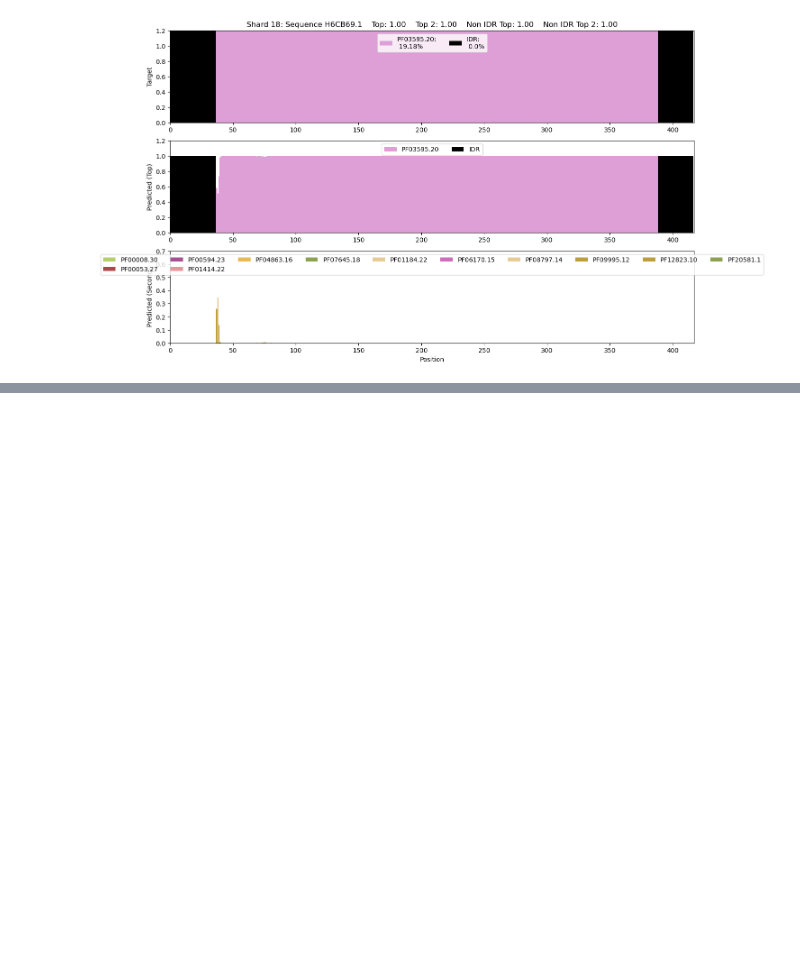
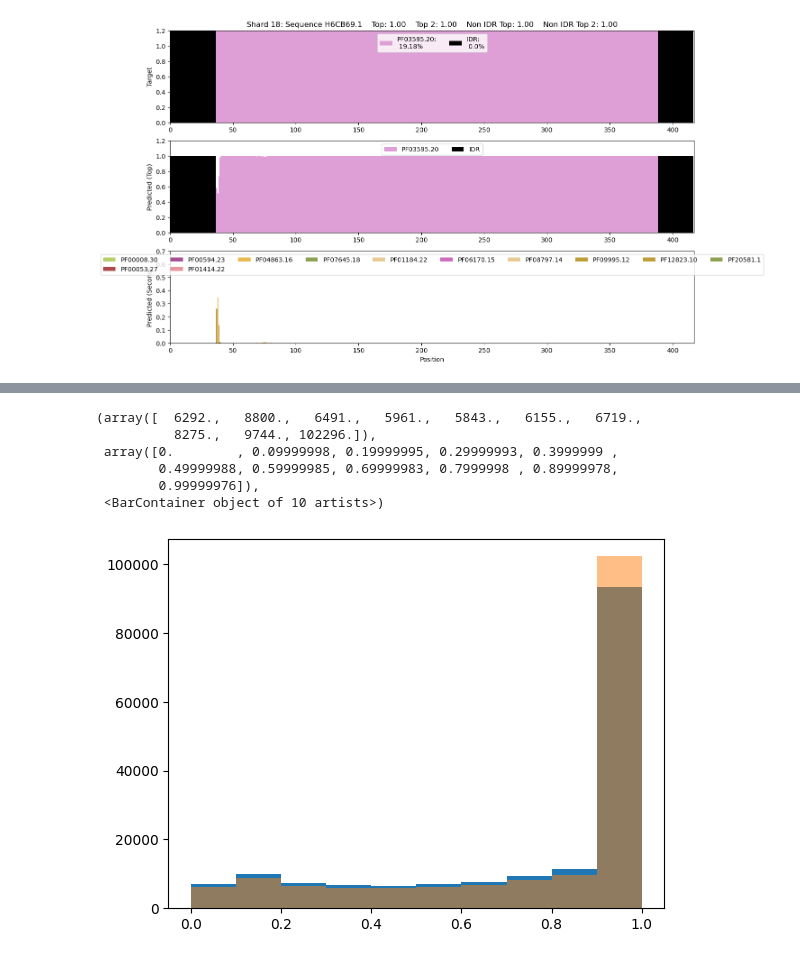
Before and after one commit to Protein-Sequence-Annotation/PSALM, a Jupyter notebook: library/test_esm.ipynb, the cells around one changed output, grey strips where cells are left out. Drawn from its saved outputs; the diff is of its cells as text; code cells hidden in the pictures; blank space fills up the shorter version.

Commit message:
Unified testing and  sequence wise metrics
Co-authored-by: ArpanSarkar <arpan_sarkar@g.harvard.edu>
Co-authored-by: Kumaresh-Krishnan <kum2nan@gmail.com>

```diff
--- a/library/test_esm.ipynb
+++ b/library/test_esm.ipynb
@@ -758,3 +758,30 @@ results['label'] = seq_id
 results['shard'] = shard
 print(f'Shard {shard}: Sequence {seq_id}')
 vz.viewSingleFam(shard, seq_id, results, list(maps['fam_idx'].keys()))
+# %%
+import pickle
+import polars as pl
+
+with open('../data/results/no_l1_part3/predictions_esm2_t33_650M_UR50D/fam_results_epoch4.pkl', 'rb') as f:
+    tmp = pickle.load(f)
+
+seq = []
+top = []
+top2 = []
+fam = []
+fam2 = []
+adj = []
+non_idr = []
+non_idr2 = []
+
+for entry in tmp.keys():
+    seq.append(entry)
+    top.append(tmp[entry]['top'])
+    top2.append(tmp[entry]['top2'])
+    fam.append(tmp[entry]['fam_top'])
+    fam2.append(tmp[entry]['fam_top2'])
+    adj.append(tmp[entry]['adjusted_acc'])
+    non_idr.append(tmp[entry]['non_idr_top'])
+    non_idr2.append(tmp[entry]['non_idr_top2'])
+
+df = pl.from_dict({'Sequence': seq, 'Top': top, 'Top2': top2, 'Fam_top': fam, 'Fam_top2': fam2, 'Adjusted': adj, 'Non IDR': non_idr, 'Non IDR 2': non_idr2})
@@ -760,0 +795,13 @@ vz.viewSingleFam(shard, seq_id, results, list(maps['fam_idx'].keys()))
+# %%
+import matplotlib.pyplot as plt
+plt.hist(df.select('Top'))
+
+plt.hist(df.select('Adjusted'), alpha=0.5)
+# %% [output]
+(array([  6292.,   8800.,   6491.,   5961.,   5843.,   6155.,   6719.,
+          8275.,   9744., 102296.]),
+ array([0.        , 0.09999998, 0.19999995, 0.29999993, 0.3999999 ,
+        0.49999988, 0.59999985, 0.69999983, 0.7999998 , 0.89999978,
+        0.99999976]),
+ <BarContainer object of 10 artists>)
+[figure, added]
```
Also changed, not shown: parts of 7 cells of this notebook, 5 other files.
